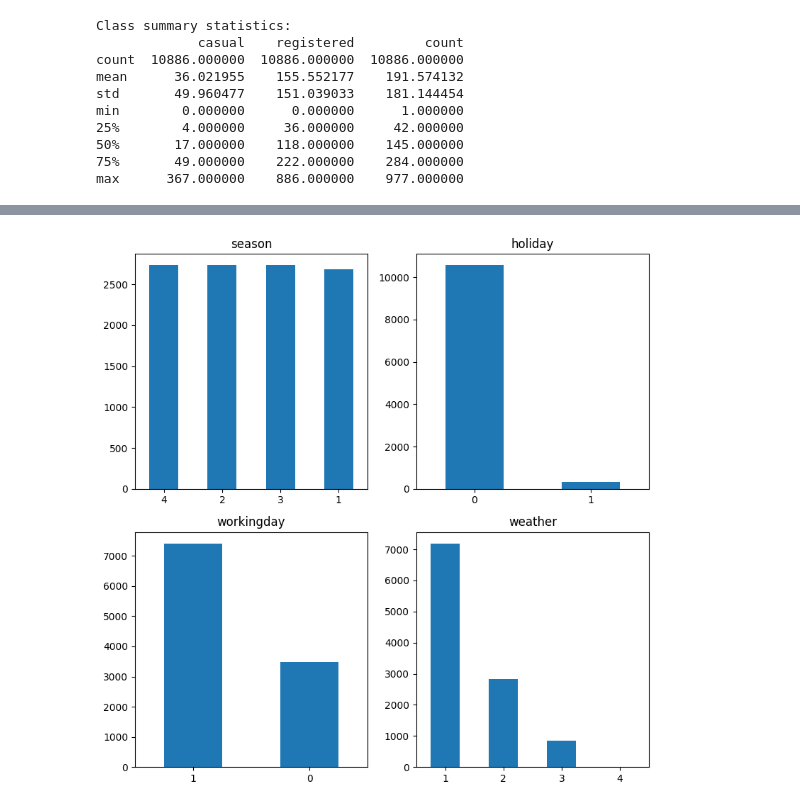
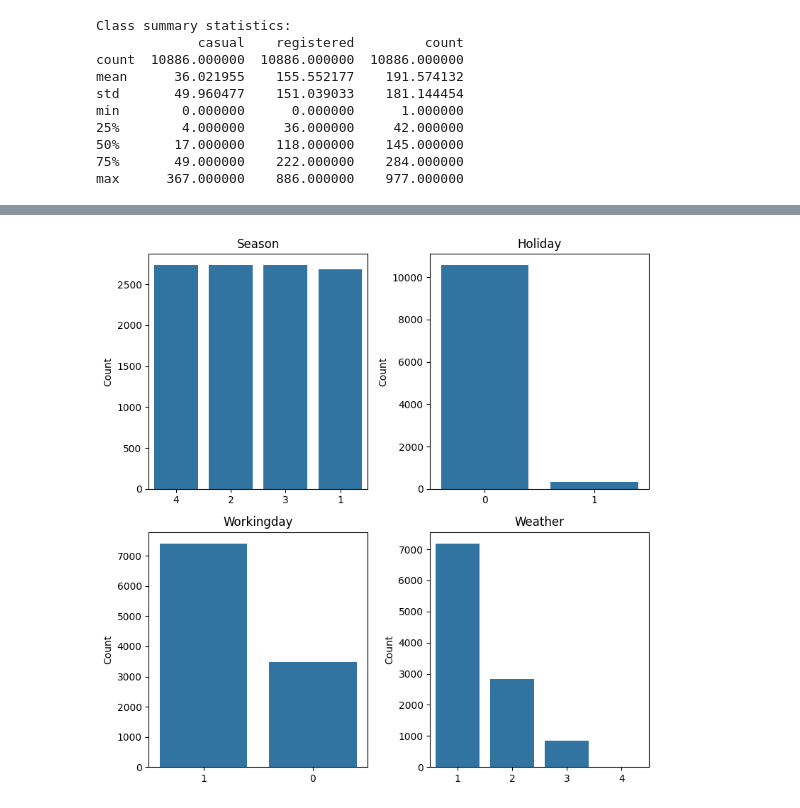
Before and after one commit to jay-watt/bike_sharing, a Jupyter notebook: noteboooks/data_exploration.ipynb, the cells around one changed output, grey strips where cells are left out. Saved outputs shown, nothing was run; the diff lists cells and outputs as text; code cells hidden in the pictures.

```diff
--- a/noteboooks/data_exploration.ipynb
+++ b/noteboooks/data_exploration.ipynb
@@ -201,13 +187,14 @@ plt.show()
 # %%
+import matplotlib.pyplot as plt
 import seaborn as sns
 
-# Univariate analysis: numerical outliers
+# Univariate analysis: numerical feature distributions
 fig, axes = plt.subplots(2, 3, figsize=(12, 8))
 axes = axes.flatten()
 
 for i, feature in enumerate(numerical):
-    sns.boxplot(data=feature_data, x=feature, ax=axes[i])
-    axes[i].set_title(feature)
+    sns.histplot(feature_data[feature], ax=axes[i], kde=True, edgecolor=None)
+    axes[i].set_title(feature.capitalize())
     axes[i].tick_params(axis='x', rotation=45)
     axes[i].set_xlabel('')
 
@@ -220,0 +208,18 @@ plt.show()
+# %%
+# Define outlier properties
+flierprops = dict(marker='d', markerfacecolor='black', markersize=5)
+
+# Univariate analysis: numerical feature outliers
+fig, axes = plt.subplots(2, 3, figsize=(12, 8))
+axes = axes.flatten()
+
+for i, feature in enumerate(numerical):
+    sns.boxplot(data=feature_data, y=feature, ax=axes[i], flierprops=flierprops)
+    axes[i].set_title(feature.capitalize())
+    axes[i].set_ylabel('')
+
+for j in range(i + 1, len(axes)):
+    axes[j].axis('off')
+
+plt.tight_layout()
+plt.show()
@@ -221,15 +228,17 @@ plt.show()
 # %%
 # Univariate analysis: categorical feature distributions
 fig, axes = plt.subplots(nrows=2, ncols=2, figsize=(8, 8))
 axes = axes.flatten()
 
 for i, col in enumerate(categorical):
-    feature_data[col].value_counts().plot(kind='bar', ax=axes[i])
-    axes[i].set_title(col)
+    sns.countplot(data=feature_data, x=col,
+                  ax=axes[i], order=feature_data[col].value_counts().index)
+    axes[i].set_title(col.capitalize())
     axes[i].set_xlabel('')
+    axes[i].set_ylabel('Count')
     axes[i].tick_params(axis='x', rotation=0)
 
 plt.tight_layout()
 plt.show()
 # %% [output]
-[figure, old version]
+[figure, new version]
```
Also changed, not shown: parts of 3 cells of this notebook.
